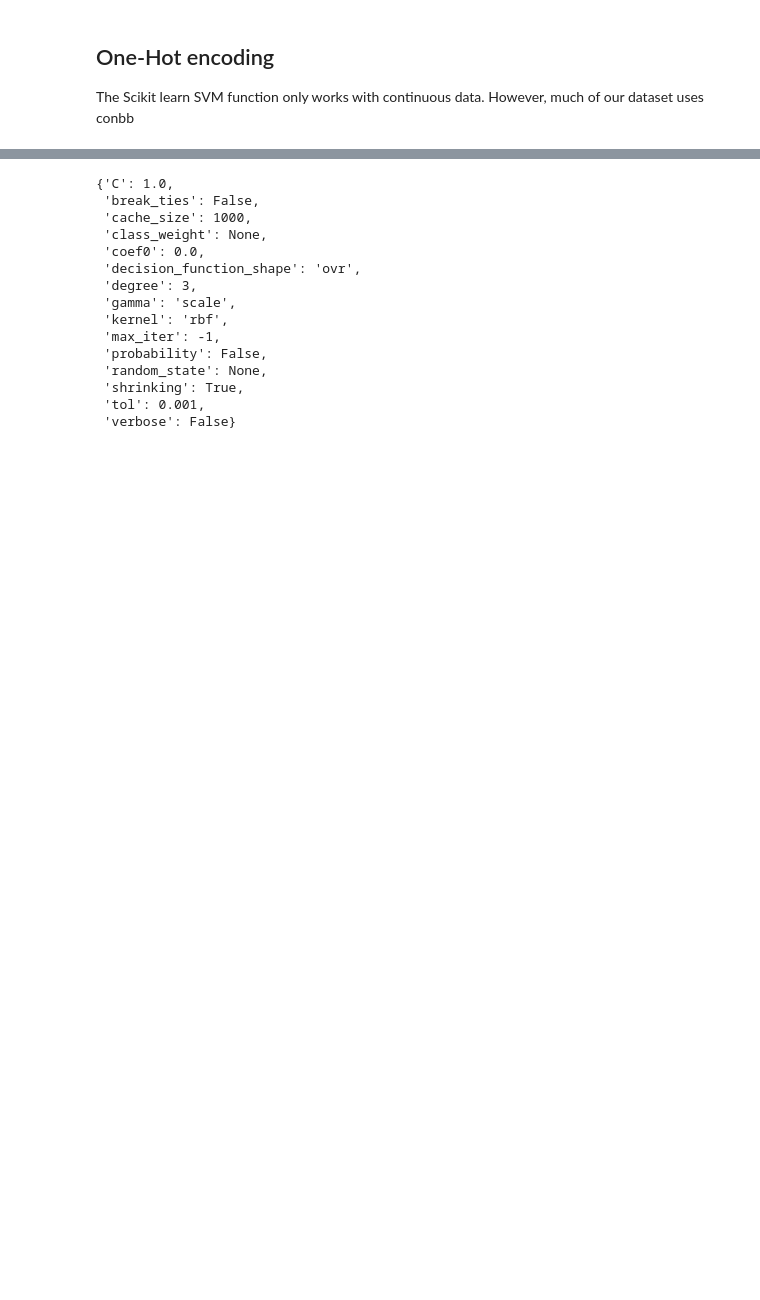
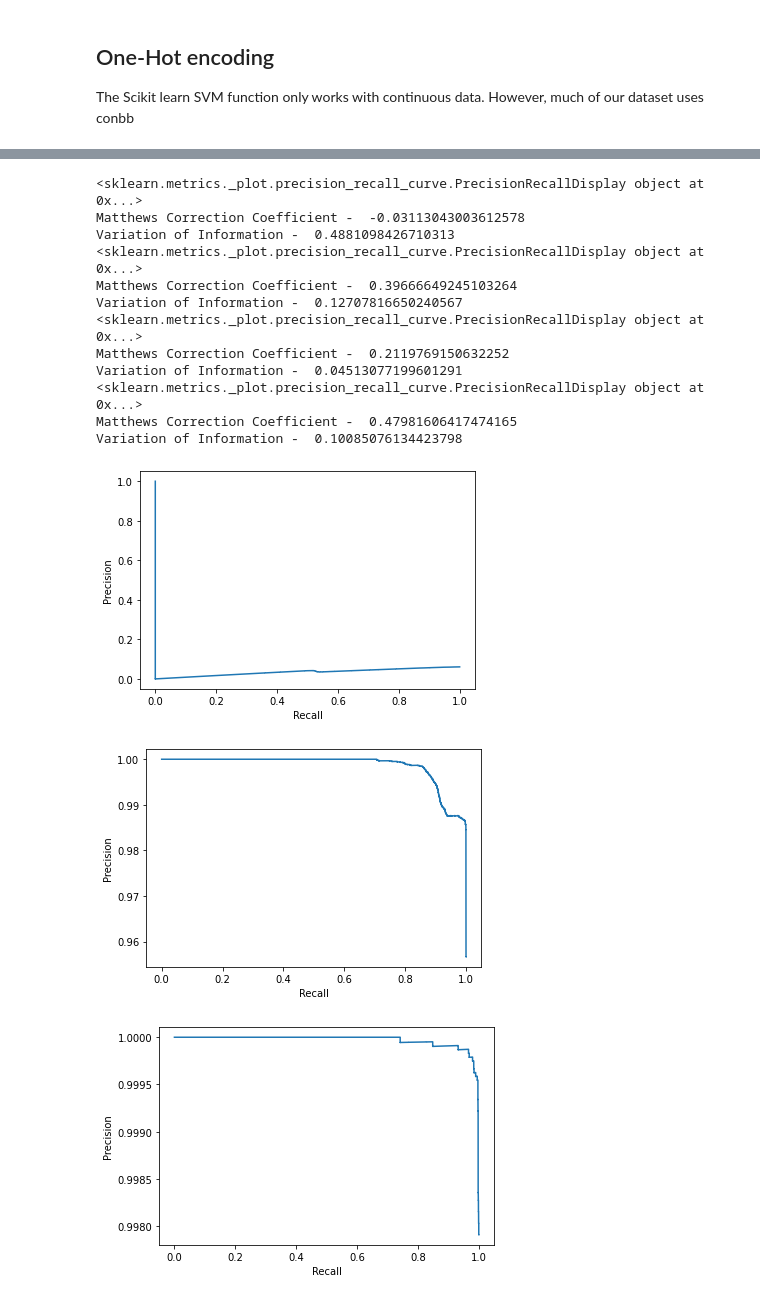
Before and after one commit to AdamEiffert/DST_Project1, a Jupyter notebook: report/06-Support Vector Machine.ipynb, the cells around one changed output, grey strips where cells are left out. Cells and saved outputs as stored; diff of their text form; code cells hidden in the pictures; blank space fills up the shorter version.

```diff
--- a/report/06-Support Vector Machine.ipynb
+++ b/report/06-Support Vector Machine.ipynb
@@ -8,3 +11,11 @@ from statistics import mean
+# %%
+def variation_of_information_score(true_class, model_class):
+    return (stats.entropy(numpy.unique(true_class, return_counts=True)[1])
+            + stats.entropy(numpy.unique(model_class, return_counts=True)[1])
+            - 2*mutual_info_score(true_class, model_class))
+
+def entropy(classification):
+    return stats.entropy(numpy.unique(classification, return_counts=True)[1])
 # %% [markdown]
 ## One-Hot encoding
 
@@ -46,7 +57,7 @@ for j in range(4):
     print("j - ", j)
     instance = parameters[j]
     scores = []
-    for i in range(5):
+    for i in range(1,5):
         print(i)
         x = scale(df.loc[df['test'] == i].iloc[:,:-2])
         y = df.loc[df['test'] == i].iloc[:,-2]
@@ -56,7 +67,6 @@ for j in range(4):
         score = mean(scores)
         best_params = parameters[j]
 print(score)
-print(best_params.get_params())
 # %% [output]
 1
 round
@@ -78,18 +88,28 @@ round
-# %%
-best_params.get_params()
-# %% [output]
-{'C': 1.0,
- 'break_ties': False,
- 'cache_size': 1000,
- 'class_weight': None,
- 'coef0': 0.0,
- 'decision_function_shape': 'ovr',
- 'degree': 3,
- 'gamma': 'scale',
- 'kernel': 'rbf',
- 'max_iter': -1,
- 'probability': False,
- 'random_state': None,
- 'shrinking': True,
- 'tol': 0.001,
- 'verbose': False}
+# %%
+for i in range(1,5):
+    test = scale(df.loc[df['test'] == i].iloc[:,:-2])
+    true_class = 2*numpy.array(df[df["test"] == i].iloc[:, -2]) - 1
+    model_class = best_params.predict(test)
+    precision, recall, _ = precision_recall_curve(true_class, best_params.decision_function(test))
+    curve = PrecisionRecallDisplay(precision=precision, recall=recall)
+    print(curve.plot())
+    mcc = matthews_corrcoef(true_class, model_class)
+    print("Matthews Correction Coefficient - ", mcc)
+    voi = variation_of_information_score(true_class, model_class)
+    print("Variation of Information - ", voi)
+# %% [output]
+<sklearn.metrics._plot.precision_recall_curve.PrecisionRecallDisplay object at 0x...>
+Matthews Correction Coefficient -  -0.03113043003612578
+Variation of Information -  0.4881098426710313
+<sklearn.metrics._plot.precision_recall_curve.PrecisionRecallDisplay object at 0x...>
+Matthews Correction Coefficient -  0.39666649245103264
+Variation of Information -  0.12707816650240567
+<sklearn.metrics._plot.precision_recall_curve.PrecisionRecallDisplay object at 0x...>
+Matthews Correction Coefficient -  0.2119769150632252
+Variation of Information -  0.04513077199601291
+<sklearn.metrics._plot.precision_recall_curve.PrecisionRecallDisplay object at 0x...>
+Matthews Correction Coefficient -  0.47981606417474165
+Variation of Information -  0.10085076134423798
+[figure, added]
+[figure, added]
+[figure, added]
```
Also changed, not shown: parts of 3 cells of this notebook, 1 other file.
